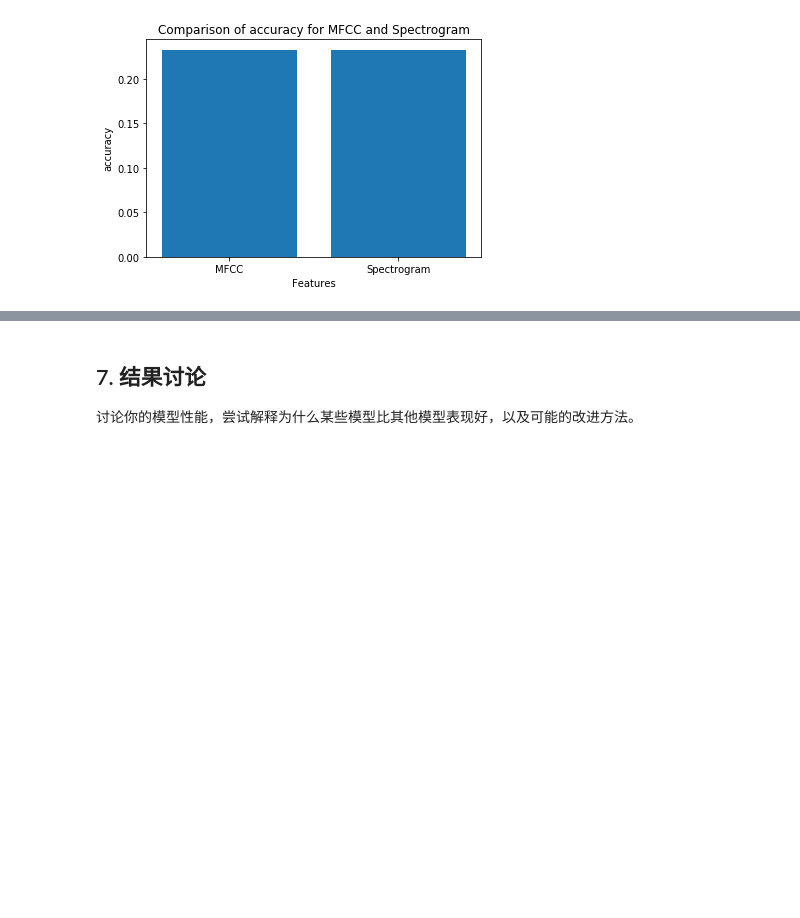
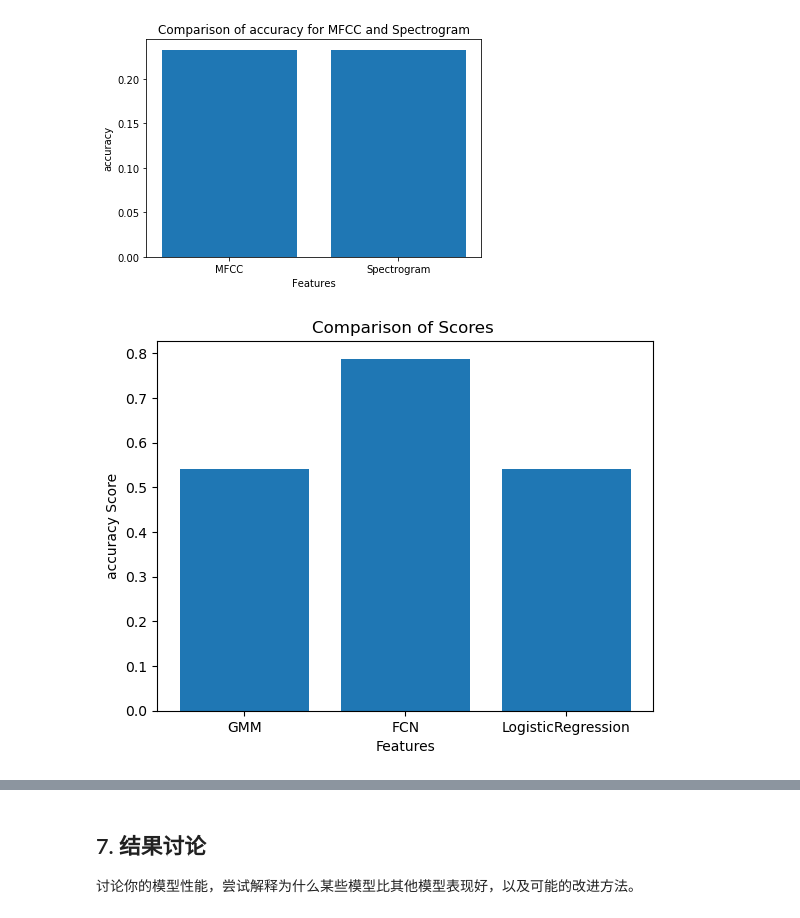
Before and after one commit to xubinrui/ASR-group, a Jupyter notebook: experiment_2/experiment_2.ipynb, the cells around one changed output, grey strips where cells are left out. Saved outputs shown, nothing was run; the diff lists cells and outputs as text; code cells hidden in the pictures; blank space fills up the shorter version.

```diff
--- a/experiment_2/experiment_2.ipynb
+++ b/experiment_2/experiment_2.ipynb
@@ -64,8 +64,8 @@ from sklearn.metrics import accuracy_score
 # 详细介绍参见 https://blog.csdn.net/qq_39373179/article/details/103788208
 
 # 上述链接下载的数据集已经
-TrainDir = "..\..\Dataset\TRAIN"
-TestDir = "..\..\Dataset\TEST"
+TrainDir = "Dataset\TRAIN"
+TestDir = "Dataset\TEST"
 # 请在这里写代码加载我们划分好的TIMIT训练集和测试集。或者原始完整版数据集。
 
 def load_data(data_dir):
@@ -218,12 +248,13 @@ def extract_spectrogram_features(dataset):
         audio, sr= librosa.load(data)
         # 提取声谱图特征
         spectrogram = np.abs(librosa.stft(y=audio))
+        spectrogram=np.mean(spectrogram, axis=1)
         spectrogram_features_list.append(spectrogram)
     return  spectrogram_features_list
 
-train_spectrogram = extract_mfcc_features(train_data)
+train_spectrogram = extract_spectrogram_features(train_data)
 print("训练集声谱图特征:", len(train_spectrogram), train_spectrogram[0].shape)
 
-test_spectrogram = extract_mfcc_features(test_data)
+test_spectrogram = extract_spectrogram_features(test_data)
 print("测试集声谱图特征:", len(test_spectrogram), test_spectrogram[0].shape)
 # %% [output]
@@ -444,0 +554,21 @@ KeyboardInterrupt:
+# %%
+features_tensor=torch.tensor(train_spectrogram,dtype=torch.float32)
+features_tensor_test=torch.tensor(test_spectrogram,dtype=torch.float32)
+
+labels_tensor=labels_tensor.to(device)
+features_tensor=features_tensor.to(device)
+
+train_dataset=TensorDataset(features_tensor,labels_tensor)
+train_loader=DataLoader(train_dataset,batch_size=64,shuffle=True)
+test_dataset=TensorDataset(features_tensor_test,labels_tensor_test)
+test_loader=DataLoader(test_dataset,batch_size=64,shuffle=False)
+
+model = SpeakerRecognizer(1025, num_speakers).to(device)
+criterion = nn.CrossEntropyLoss().to(device)
+optimizer = optim.Adam(model.parameters(), lr=0.001)
+
+model=train(100,train_loader,optimizer,criterion)
+print('在训练集上的表现')
+accuracy_train=test(model,train_loader)
+print('在测试集上的表现')
+accuracy_test=test(model,test_loader)
@@ -483,7 +631,7 @@ softmax_classifier_mfcc = LogisticRegression(multi_class='multinomial', solver='
 softmax_classifier_mfcc.fit(train_mfcc , train_labels)
 predictions_mfcc = softmax_classifier_mfcc.predict(test_mfcc)
 print(predictions_mfcc)
-accuracy_mfcc = accuracy_score(test_labels, predictions_mfcc)
+accuracy_mfcc_LogisticRegression = accuracy_score(test_labels, predictions_mfcc)
 
 print("准确率：", accuracy_mfcc)
 # %% [output]
@@ -638,6 +791,19 @@ plt.title('Comparison of accuracy for MFCC and Spectrogram')
 plt.show()
 # %% [output]
 [figure]
+# %%
+import matplotlib.pyplot as plt
+features = ['GMM', 'FCN','LogisticRegression']
+scores = [accuracy_mfcc, accuracy_test,accuracy_mfcc_LogisticRegression]
+
+# 绘制柱状图
+plt.bar(features, scores)
+plt.xlabel('Features')
+plt.ylabel('accuracy Score')
+plt.title('Comparison of Scores ')
+plt.show()
+# %% [output]
+[figure, added]
 # %%
 ## 请使用matplotlib等可视化库对你的实验结果进行可视化分析。
 ## 包括但不限于准确率的对比、错误分类的分析、特征的影响等。
```
Also changed, not shown: parts of 19 cells of this notebook.
